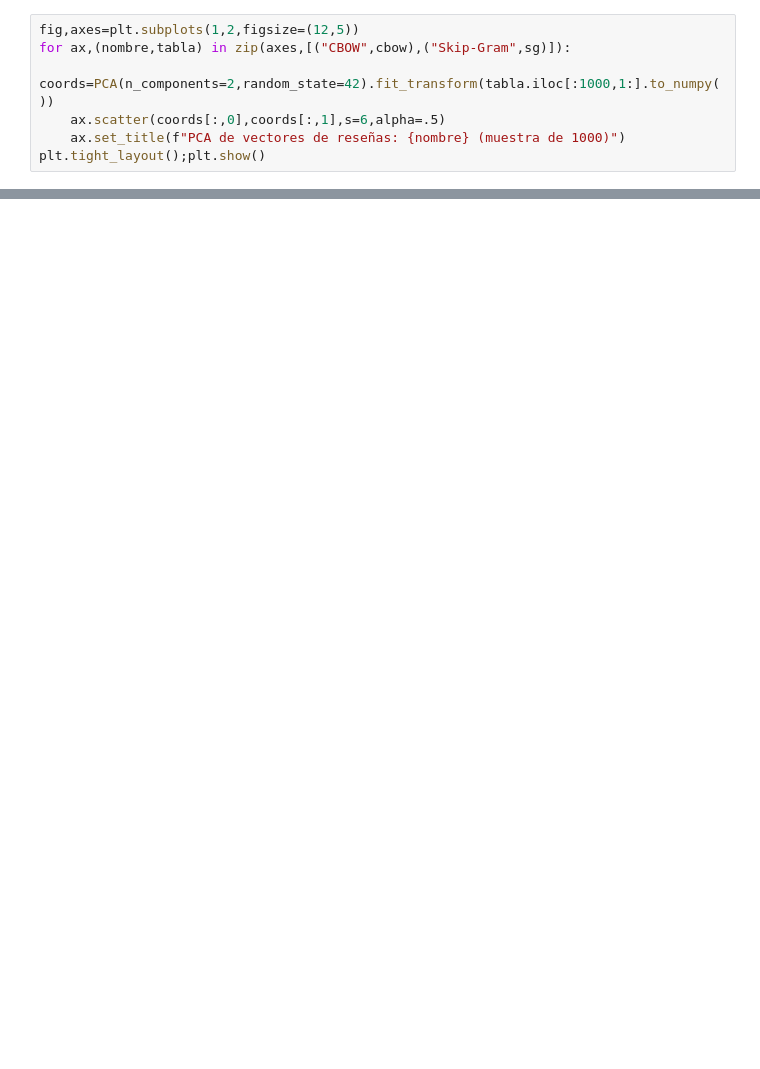
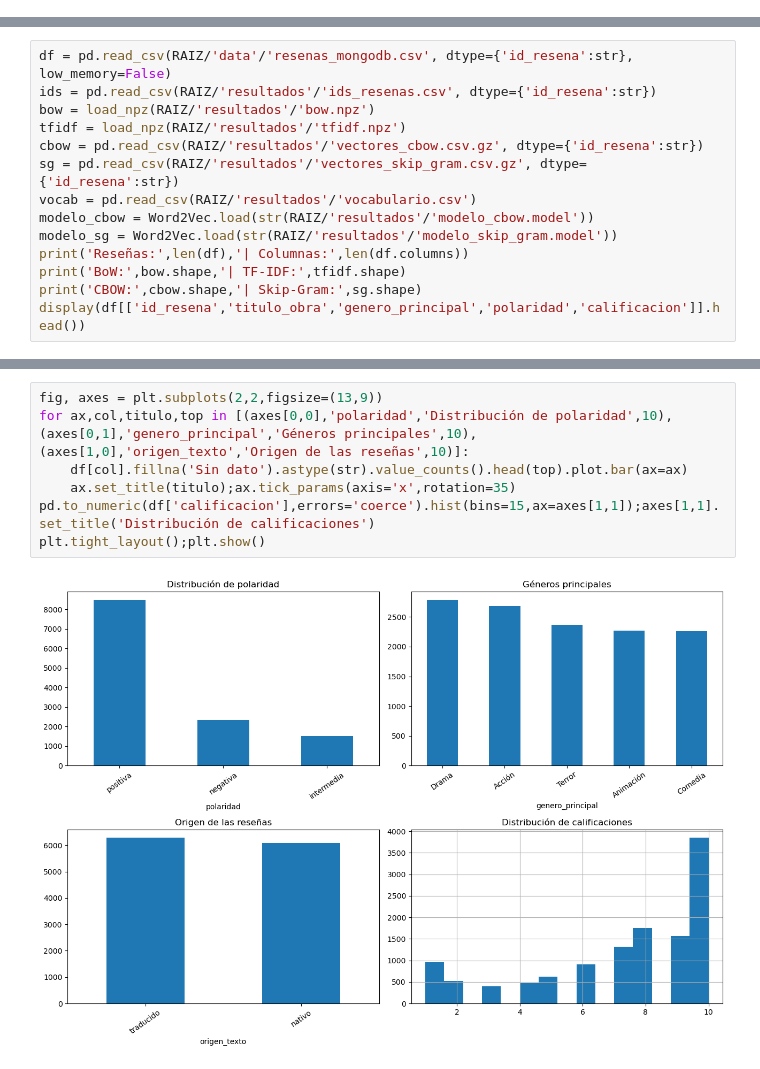
Before and after one commit to tiffanymdz/pos-tagging-resenas-cine-series, a Jupyter notebook: notebooks/07_word2vec_analisis.ipynb, the cells around one changed output, grey strips where cells are left out. Cells and saved outputs as stored; diff of their text form; blank space fills up the shorter version.

```diff
--- a/notebooks/07_word2vec_analisis.ipynb
+++ b/notebooks/07_word2vec_analisis.ipynb
@@ -44,7 +0,0 @@ for nombre,modelo in [("CBOW",modelo_cbow),("Skip-Gram",modelo_sg)]:
-# %%
-fig,axes=plt.subplots(1,2,figsize=(12,5))
-for ax,(nombre,tabla) in zip(axes,[("CBOW",cbow),("Skip-Gram",sg)]):
-    coords=PCA(n_components=2,random_state=42).fit_transform(tabla.iloc[:1000,1:].to_numpy())
-    ax.scatter(coords[:,0],coords[:,1],s=6,alpha=.5)
-    ax.set_title(f"PCA de vectores de reseñas: {nombre} (muestra de 1000)")
-plt.tight_layout();plt.show()
@@ -59,0 +47,14 @@ plt.tight_layout();plt.show()
+# %%
+df = pd.read_csv(RAIZ/'data'/'resenas_mongodb.csv', dtype={'id_resena':str}, low_memory=False)
+ids = pd.read_csv(RAIZ/'resultados'/'ids_resenas.csv', dtype={'id_resena':str})
+bow = load_npz(RAIZ/'resultados'/'bow.npz')
+tfidf = load_npz(RAIZ/'resultados'/'tfidf.npz')
+cbow = pd.read_csv(RAIZ/'resultados'/'vectores_cbow.csv.gz', dtype={'id_resena':str})
+sg = pd.read_csv(RAIZ/'resultados'/'vectores_skip_gram.csv.gz', dtype={'id_resena':str})
+vocab = pd.read_csv(RAIZ/'resultados'/'vocabulario.csv')
+modelo_cbow = Word2Vec.load(str(RAIZ/'resultados'/'modelo_cbow.model'))
+modelo_sg = Word2Vec.load(str(RAIZ/'resultados'/'modelo_skip_gram.model'))
+print('Reseñas:',len(df),'| Columnas:',len(df.columns))
+print('BoW:',bow.shape,'| TF-IDF:',tfidf.shape)
+print('CBOW:',cbow.shape,'| Skip-Gram:',sg.shape)
+display(df[['id_resena','titulo_obra','genero_principal','polaridad','calificacion']].head())
@@ -59,0 +115,9 @@ plt.tight_layout();plt.show()
+# %%
+fig, axes = plt.subplots(2,2,figsize=(13,9))
+for ax,col,titulo,top in [(axes[0,0],'polaridad','Distribución de polaridad',10),(axes[0,1],'genero_principal','Géneros principales',10),(axes[1,0],'origen_texto','Origen de las reseñas',10)]:
+    df[col].fillna('Sin dato').astype(str).value_counts().head(top).plot.bar(ax=ax)
+    ax.set_title(titulo);ax.tick_params(axis='x',rotation=35)
+pd.to_numeric(df['calificacion'],errors='coerce').hist(bins=15,ax=axes[1,1]);axes[1,1].set_title('Distribución de calificaciones')
+plt.tight_layout();plt.show()
+# %% [output]
+[figure, added]
```
Also changed, not shown: parts of 49 cells of this notebook.
